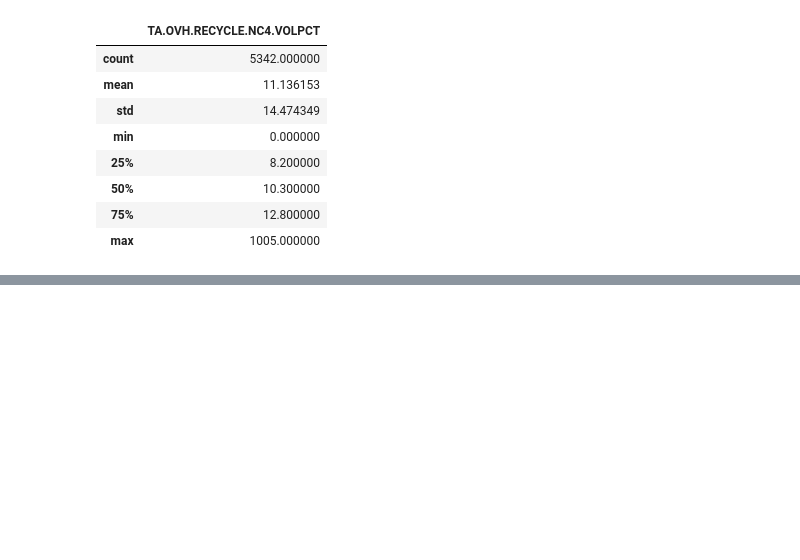
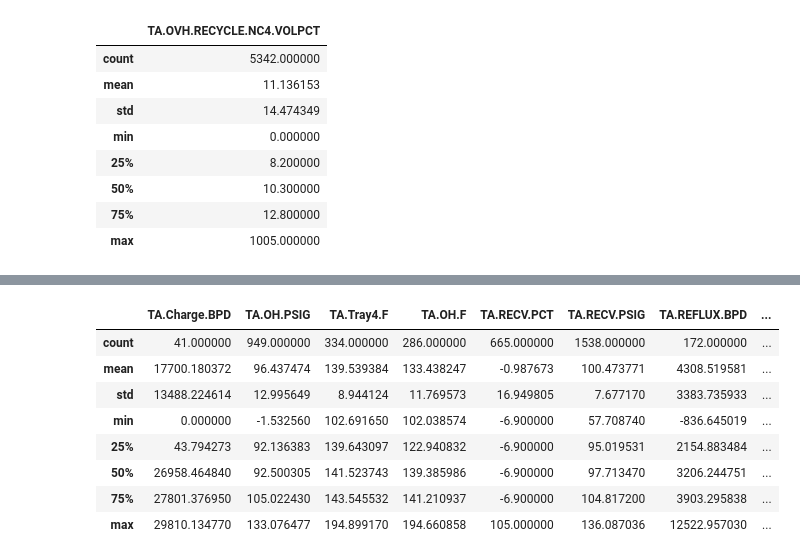
Before and after one commit to Jarney903/Red-ProjectHub, a Jupyter notebook: ETL/clean_data_function.ipynb, the cells around one changed output, grey strips where cells are left out. Drawn from its saved outputs; the diff is of its cells as text; code cells hidden in the pictures; blank space fills up the shorter version.

Commit message:
outliers calculated

```diff
--- a/ETL/clean_data_function.ipynb
+++ b/ETL/clean_data_function.ipynb
@@ -143,0 +161,10 @@ tc_data.describe()
+# %%
+# define find outlier function
+def find_outliers(df):
+    q1 = df.quantile(0.25)
+    q3 = df.quantile(.75)
+    iqr = q3-q1
+    lower_lim = q1 - (1.5 * iqr)
+    upper_lim = q3 + (1.5 * iqr)
+    outliers = df[((df<lower_lim) | (df>upper_lim))]
+    return outliers
@@ -143,0 +200,15 @@ tc_data.describe()
+# %%
+# Tower A outliers
+ta_float = ta_data.iloc[:, 1:-1]
+ta_outliers = find_outliers(ta_float)
+ta_outliers.describe()
+# %% [output]
+|  | TA.Charge.BPD | TA.OH.PSIG | TA.Tray4.F | TA.OH.F | TA.RECV.PCT | TA.RECV.PSIG | TA.REFLUX.BPD | ... |
+| count | 41.000000 | 949.000000 | 334.000000 | 286.000000 | 665.000000 | 1538.000000 | 172.000000 | ... |
+| mean | 17700.180372 | 96.437474 | 139.539384 | 133.438247 | -0.987673 | 100.473771 | 4308.519581 | ... |
+| std | 13488.224614 | 12.995649 | 8.944124 | 11.769573 | 16.949805 | 7.677170 | 3383.735933 | ... |
+| min | 0.000000 | -1.532560 | 102.691650 | 102.038574 | -6.900000 | 57.708740 | -836.645019 | ... |
+| 25% | 43.794273 | 92.136383 | 139.643097 | 122.940832 | -6.900000 | 95.019531 | 2154.883484 | ... |
+| 50% | 26958.464840 | 92.500305 | 141.523743 | 139.385986 | -6.900000 | 97.713470 | 3206.244751 | ... |
+| 75% | 27801.376950 | 105.022430 | 143.545532 | 141.210937 | -6.900000 | 104.817200 | 3903.295838 | ... |
+| max | 29810.134770 | 133.076477 | 194.899170 | 194.660858 | 105.000000 | 136.087036 | 12522.957030 | ... |
```
Also changed, not shown: parts of 8 cells of this notebook.
